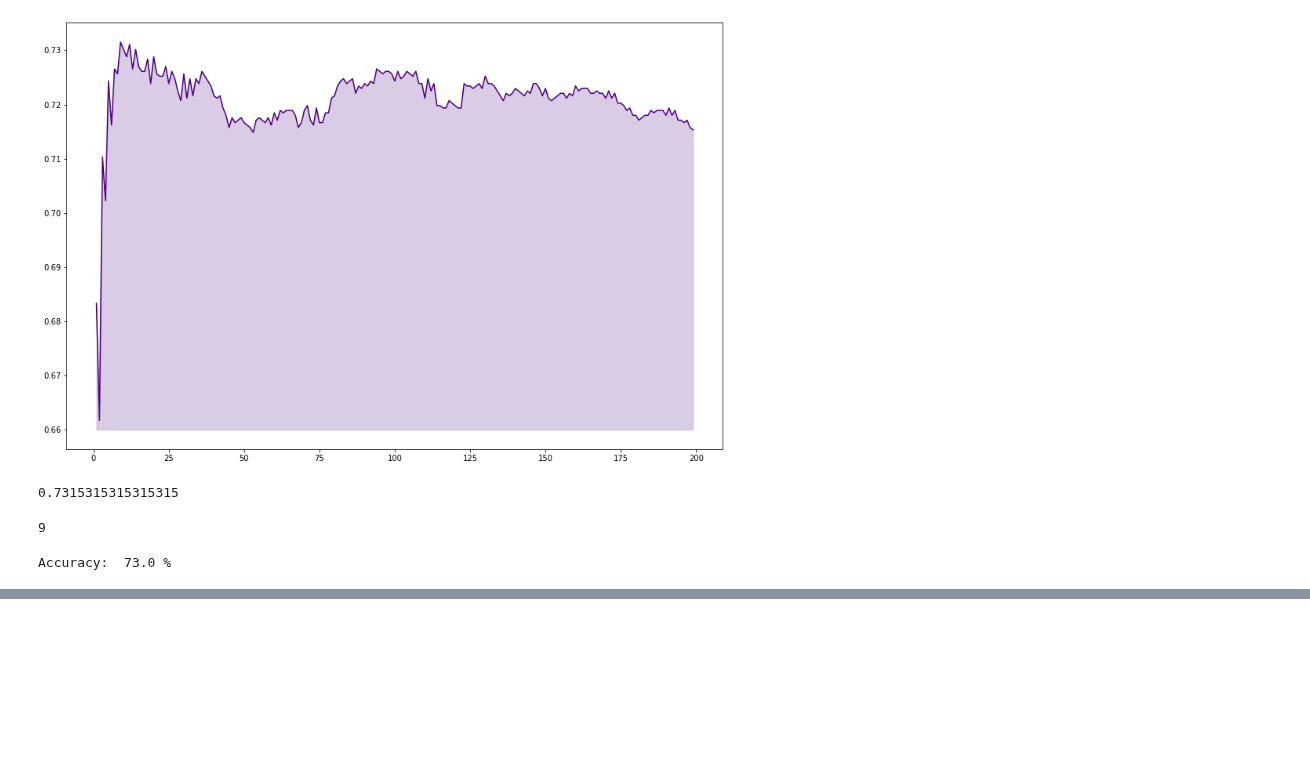
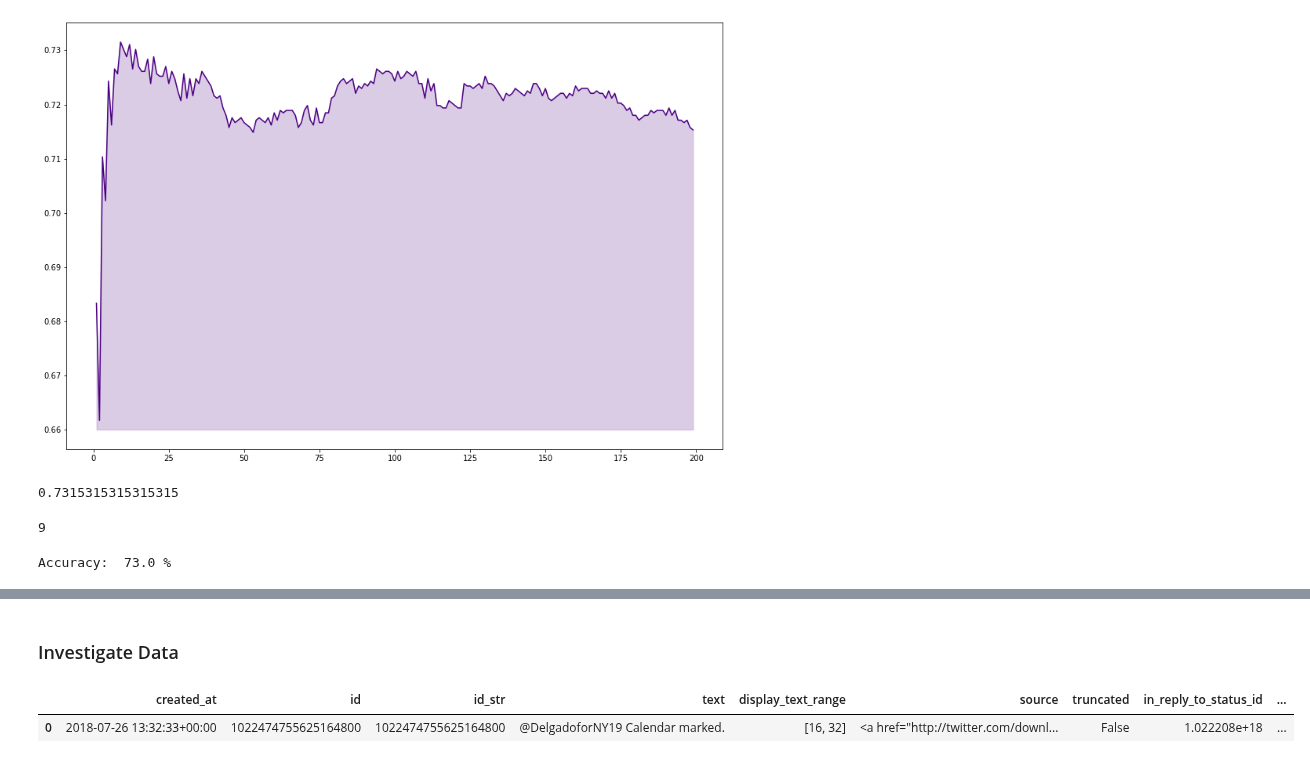
Before and after one commit to jadidaniel/jupyter-notebooks, a Jupyter notebook: ml/suprvised_learning/k_nearest_neighbours/twitter_classification.ipynb, the cells around one changed output, grey strips where cells are left out. Drawn from its saved outputs; the diff is of its cells as text; code cells hidden in the pictures; blank space fills up the shorter version.

```diff
--- a/ml/suprvised_learning/k_nearest_neighbours/twitter_classification.ipynb
+++ b/ml/suprvised_learning/k_nearest_neighbours/twitter_classification.ipynb
@@ -330,0 +377,8 @@ Result: We have trained our classifier using features that potentially could inf
+# %% [markdown]
+### Investigate Data
+# %%
+ny_tweets = pd.read_json("new_york.json", lines=True)
+ny_tweets.head(1)
+# %% [output]
+|  | created_at | id | id_str | text | display_text_range | source | truncated | in_reply_to_status_id | ... |
+| 0 | 2018-07-26 13:32:33+00:00 | 1022474755625164800 | 1022474755625164800 | @DelgadoforNY19 Calendar marked. | [16, 32] | <a href="http://twitter.com/downl... | False | 1.022208e+18 | ... |
```
Also changed, not shown: parts of 43 cells of this notebook, 2 other files.
